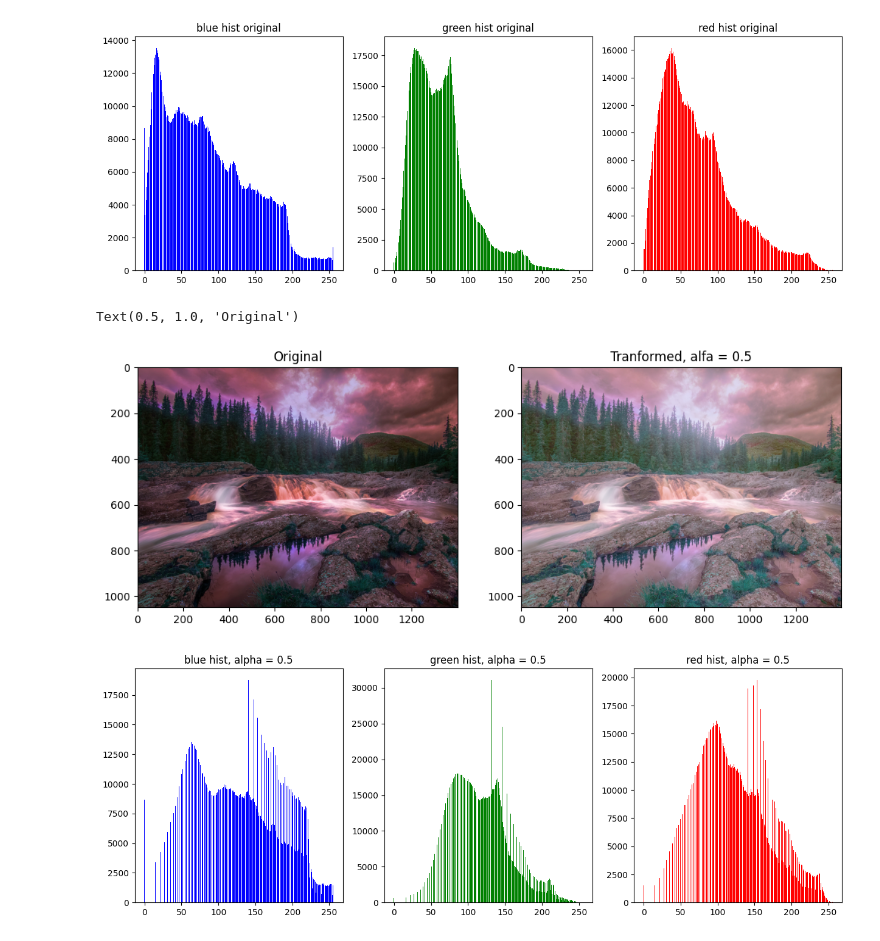
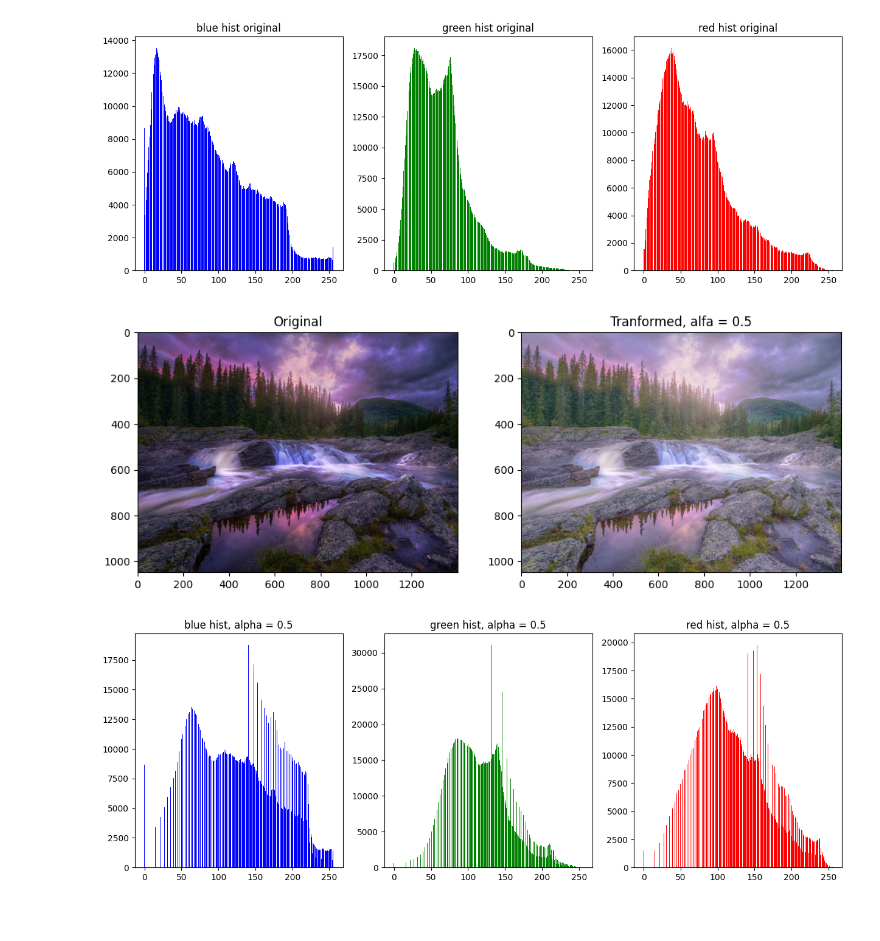
Before and after one commit to r73lan/openCV_python, a Jupyter notebook: lab1/lab1.ipynb, the cells around one changed output. Drawn from its saved outputs; the diff is of its cells as text; code cells hidden in the pictures.

```diff
--- a/lab1/lab1.ipynb
+++ b/lab1/lab1.ipynb
@@ -25,34 +25,34 @@ plt.show()
 # %%
 alfa = 0.5
 # Convert to floating point
 if I.dtype == np.uint8 :
     Inew = I.astype(np.float32) / 255
 else :
     Inew = I
 
 # We need to process layers separately
 I_BGR = cv2.split(Inew)
 Inew_BGR = []
 
 for layer in I_BGR:
     Imin = layer.min()
     Imax = layer.max()
     Inew = np.clip(( ((layer - Imin) / (Imax - Imin)) ** alfa ), 0 , 1)
     Inew_BGR.append(Inew)
 # Merge back
 Inew = cv2.merge(Inew_BGR)
 # Convert back to uint if needed
 if (I.dtype == np.uint8):
     Inew = (255 * Inew).clip(0 , 255).astype(np.uint8)
 
 f, ax = plt.subplots(1,2, figsize=(12,12))
-ax[1].imshow(Inew)
+ax[1].imshow(cv2.cvtColor(Inew, cv2.COLOR_BGR2RGB))
 ax[1].set_title(f'Tranformed, alfa = {alfa}')
-ax[0].imshow(I)
+ax[0].imshow(cv2.cvtColor(I, cv2.COLOR_BGR2RGB))
 ax[0].set_title('Original')
+plt.show()
 # %% [output]
-Text(0.5, 1.0, 'Original')
-[figure, old version]
+[figure, new version]
 # %%
 histSize = 256
 histRange = (0,256)
```
Also changed, not shown: parts of 2 cells of this notebook.
